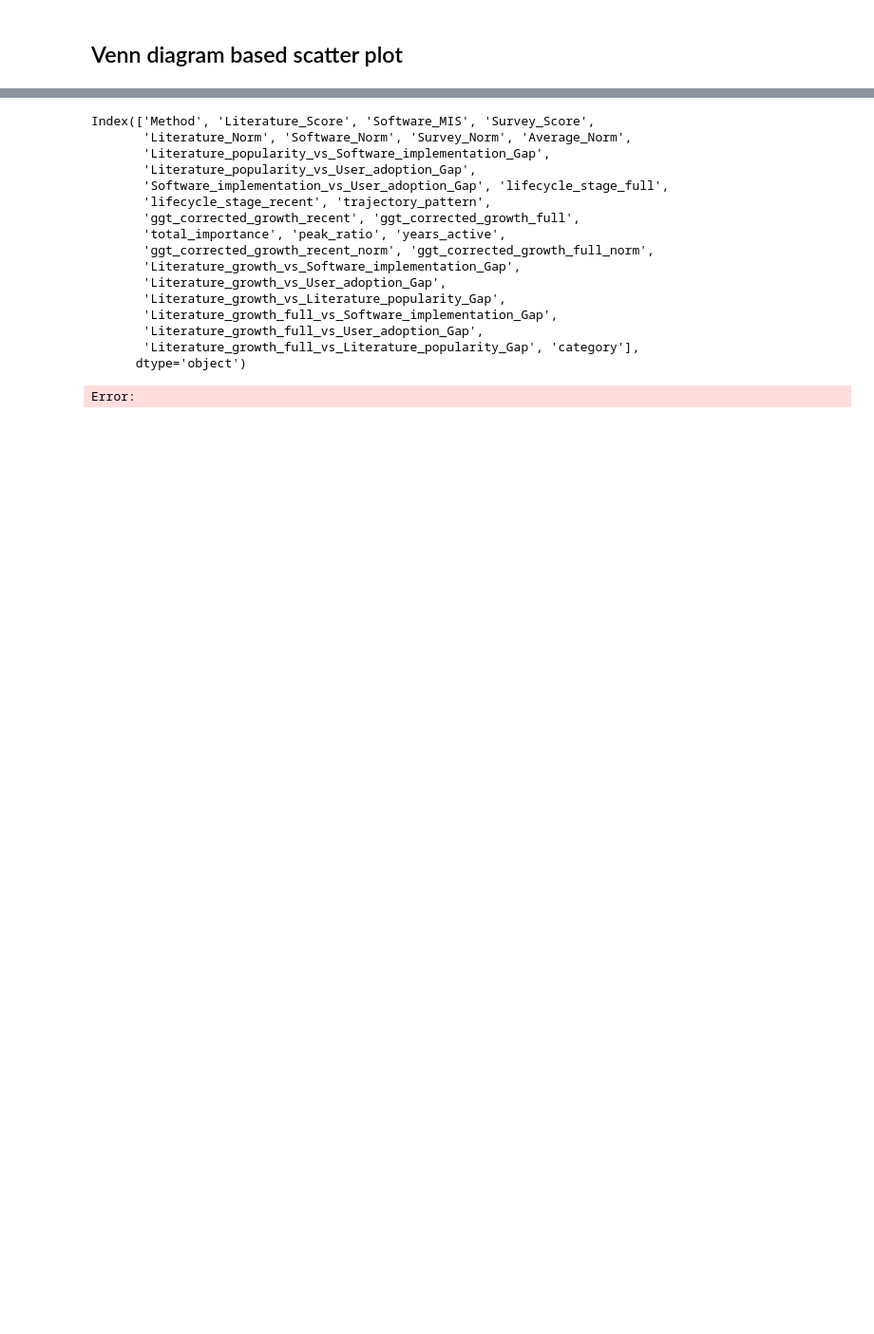
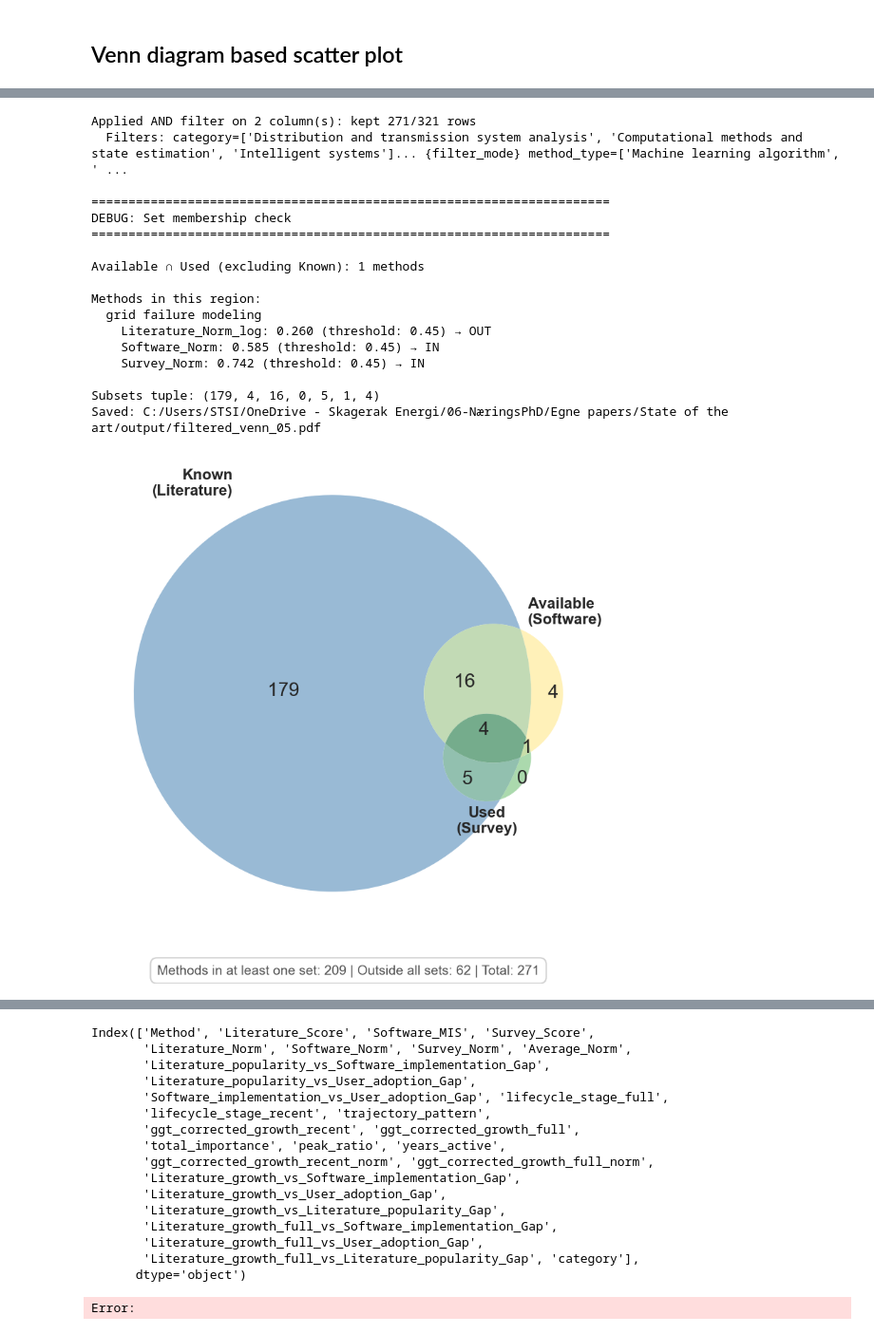
Before and after one commit to stigsimo/Literature-search-and-analysis, a Jupyter notebook: Comparison_of_method_scores.ipynb, the cells around one changed output, grey strips where cells are left out. Shown at 95% size. Drawn from its saved outputs; the diff is of its cells as text; code cells hidden in the pictures; blank space fills up the shorter version.

```diff
--- a/Comparison_of_method_scores.ipynb
+++ b/Comparison_of_method_scores.ipynb
@@ -7274,0 +9581,71 @@ df_out, ax = venn_vector_scatter(
+# %%
+# Multiple filters with AND logic
+threshold=0.45
+fig, methods_intersect, df_out = plot_venn_filtered(
+    df_comparison,
+    a_threshold=threshold,
+    b_threshold=threshold,
+    c_threshold=threshold,
+    filter_col=['category', 'method_type'],#,'lifecycle_stage_recent'],
+    filter_keep={
+        'category': [
+            'Risk, reliability and probabilistic methods',
+            'Intelligent systems',
+            'Distribution and transmission system analysis',
+            'Computational methods and state estimation',
+            #'Power system stability and dynamics',      #not really relevant for me
+            'Optimization and control',
+            #'Economic analysis and planning',
+            #'Other specialized methods',               #not really relevant for me
+            #'Communication and signal processing',     #not  relevant for me aat all
+            ],
+        'method_type': [
+            'Power system analysis',
+            'Metric',
+            'Statistical and numerical method',
+            'Modeling and forecasting',
+            'Operational concept',
+            'General term',
+            'Machine learning algorithm',
+            'Optimization algorithm',
+            'Other',
+
+            'Not relevant'
+            ],
+            #'lifecycle_stage_recent':[
+            #    'Growing',
+            #    'Mature',
+            #    'Emerging',
+            #    'Declining'
+            #]
+            },
+    filter_mode='AND',
+    circle_colors=('#4682B4', '#FFE680', '#66BB6A'),
+    circle_alpha=0.55,  # Increased from 0.40 to get stronger overlap colors
+    edge_colors=('#BEBEBE', '#BEBEBE', '#BEBEBE'),
+    print_methods=False,
+    figsize=(8,8),
+    fontsize=16,
+    subset_fontsize=20,
+    #title="Mature/Growing Methods in Two Categories",
+    save_path=f'{SAVE_DIR}/filtered_venn_05.pdf',
+)
+# %% [output]
+Applied AND filter on 2 column(s): kept 271/321 rows
+  Filters: category=['Distribution and transmission system analysis', 'Computational methods and state estimation', 'Intelligent systems']... {filter_mode} method_type=['Machine learning algorithm', ' ...
+
+======================================================================
+DEBUG: Set membership check
+======================================================================
+
+Available ∩ Used (excluding Known): 1 methods
+
+Methods in this region:
+  grid failure modeling
+    Literature_Norm_log: 0.260 (threshold: 0.45) → OUT
+    Software_Norm: 0.585 (threshold: 0.45) → IN
+    Survey_Norm: 0.742 (threshold: 0.45) → IN
+
+Subsets tuple: (179, 4, 16, 0, 5, 1, 4)
+Saved: C:/Users/STSI/OneDrive - Skagerak Energi/06-NæringsPhD/Egne papers/State of the art/output/filtered_venn_05.pdf
+[figure, added]
```
Also changed, not shown: parts of 38 cells of this notebook, 13 other files.
